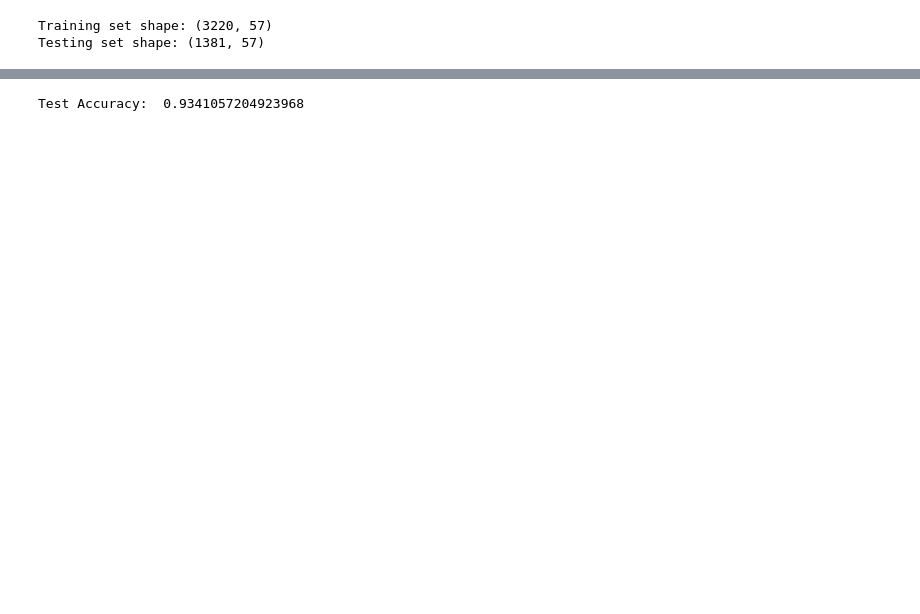
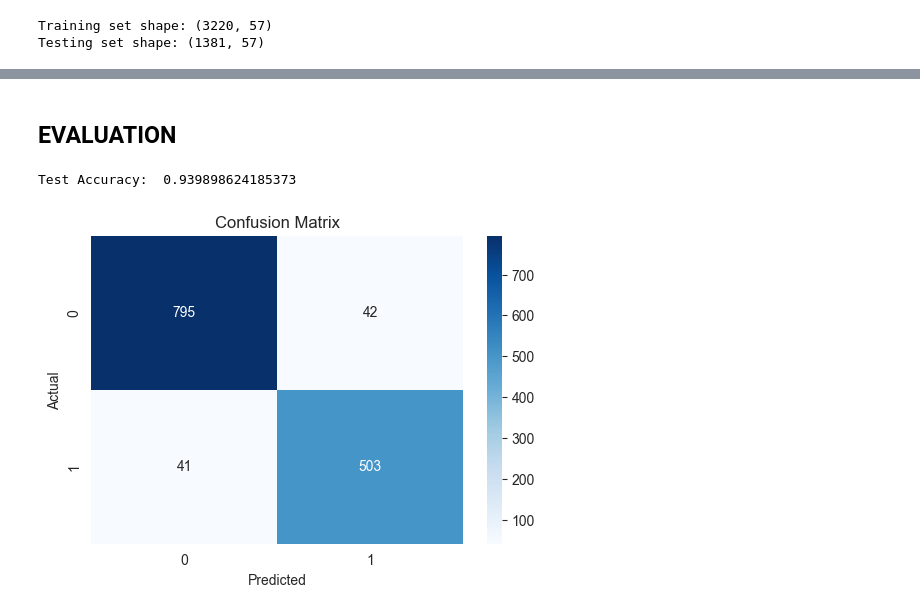
Before and after one commit to Thin-Equation/Email_Spam_Classifier_Using-Neural_Networks, a Jupyter notebook: Spam_Classifier_NeuralNetworks_PyTorch.ipynb, the cells around one changed output, grey strips where cells are left out. Drawn from its saved outputs; the diff is of its cells as text; code cells hidden in the pictures; blank space fills up the shorter version.

```diff
--- a/Spam_Classifier_NeuralNetworks_PyTorch.ipynb
+++ b/Spam_Classifier_NeuralNetworks_PyTorch.ipynb
@@ -195,18 +206,18 @@ class SpamClassifier2(nn.Module):
 
 # Model selection
 classifier_options = {
-    "SpamClassifier_ReLU_3Layer": SpamClassifier1(nn.ReLU),
-    "SpamClassifier_Tanh_3Layer": SpamClassifier1(nn.Tanh),
-    "SpamClassifier_Sigmoid_3Layer": SpamClassifier1(nn.Sigmoid),
-    "SpamClassifier_Identity_3Layer": SpamClassifier1(lambda: nn.Identity()),
-    "SpamClassifier_ReLU_4Layer": SpamClassifier2(nn.ReLU),
-    "SpamClassifier_Tanh_4Layer": SpamClassifier2(nn.Tanh),
-    "SpamClassifier_Sigmoid_4Layer": SpamClassifier2(nn.Sigmoid),
-    "SpamClassifier_Identity_4Layer": SpamClassifier2(lambda: nn.Identity()),
+    "1": SpamClassifier1(nn.ReLU),
+    "2": SpamClassifier1(nn.Tanh),
+    "3": SpamClassifier1(nn.Sigmoid),
+    "4": SpamClassifier1(lambda: nn.Identity()),
+    "5": SpamClassifier2(nn.ReLU),
+    "6": SpamClassifier2(nn.Tanh),
+    "7": SpamClassifier2(nn.Sigmoid),
+    "8": SpamClassifier2(lambda: nn.Identity())
 }
 
 # Select the model
-Option = input("Select the model: SpamClassifier_ReLU_3Layer,\n SpamClassifier_Tanh_3Layer,\n SpamClassifier_Sigmoid_3Layer,\n SpamClassifier_Identity_3Layer,\n SpamClassifier_ReLU_4Layer,\n SpamClassifier_Tanh_4Layer,\n SpamClassifier_Sigmoid_4Layer,\n SpamClassifier_Identity_4Layer")
+Option = input("Select the model:\n 1 - SpamClassifier_ReLU_3Layer,\n 2 - SpamClassifier_Tanh_3Layer,\n 3 - SpamClassifier_Sigmoid_3Layer,\n 4 - SpamClassifier_Identity_3Layer,\n 5 - SpamClassifier_ReLU_4Layer,\n 6 - SpamClassifier_Tanh_4Layer,\n 7 - SpamClassifier_Sigmoid_4Layer,\n 8 - SpamClassifier_Identity_4Layer")
 
 model = classifier_options[Option].to(device)
 
@@ -242,3 +253,5 @@ Epoch  10 / 10 : Loss - 0.02967987395823002
+# %% [markdown]
+## **EVALUATION**
 # %%
 # Evaluate the model
 model.eval()
@@ -255,4 +268,27 @@ with torch.no_grad():
 accuracy = correct / total
 print('Test Accuracy: ', accuracy)
 # %% [output]
-Test Accuracy:  0.9341057204923968
+Test Accuracy:  0.939898624185373
+# %%
+# Get the predicted labels for the test data
+model.eval()
+with torch.no_grad():
+    y_pred = []
+    for data, target in test_loader:
+        data = data.to(device)
+        outputs = model(data)
+        predicted = outputs.ge(.5).view(-1)
+        y_pred.extend(predicted.cpu().numpy())
+
+# Create the confusion matrix
+cm = confusion_matrix(y_test, y_pred)
+
+# Plot the confusion matrix
+plt.figure(figsize=(6, 4))
+sns.heatmap(cm, annot=True, fmt='d', cmap='Blues')
+plt.title('Confusion Matrix')
+plt.xlabel('Predicted')
+plt.ylabel('Actual')
+plt.show()
+# %% [output]
+[figure, added]
```
Also changed, not shown: parts of 10 cells of this notebook.
